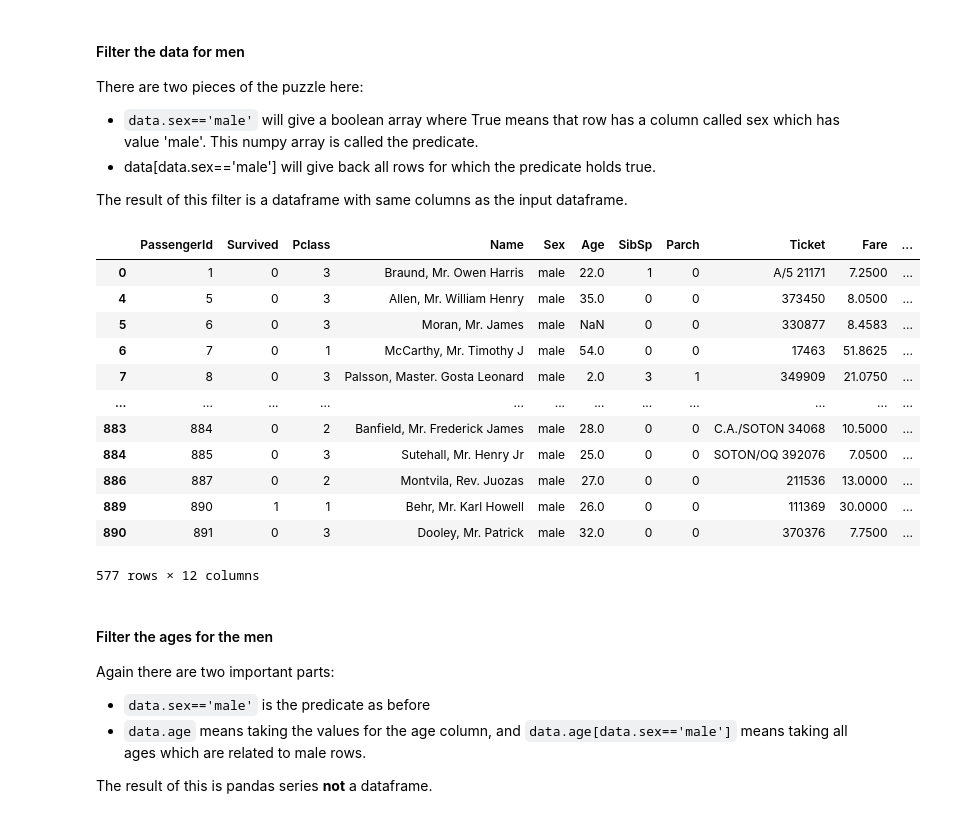
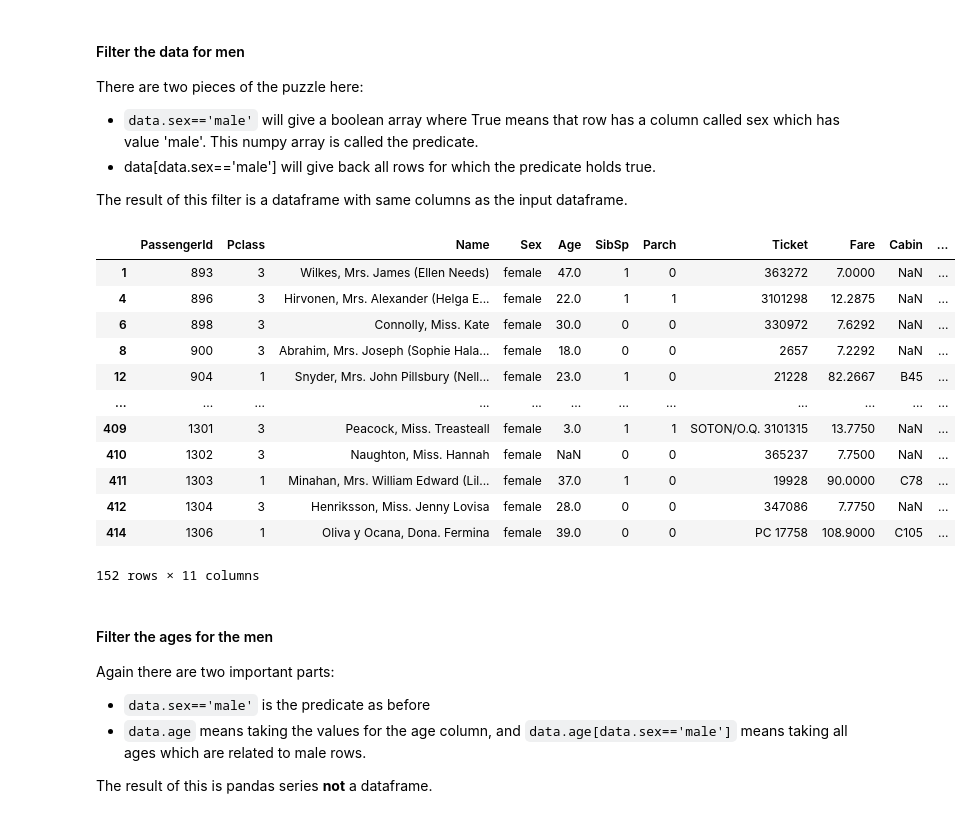
Before and after one commit to daliaMarzouk90/motoon_2022, a Jupyter notebook: session_2/Pandas_Tutorial.ipynb, the cells around one changed output. Cells and saved outputs as stored; diff of their text form; code cells hidden in the pictures.

```diff
--- a/session_2/Pandas_Tutorial.ipynb
+++ b/session_2/Pandas_Tutorial.ipynb
@@ -250,7 +263,7 @@ If you get an error, it likely means that the connection timed out. Try connecti
 
 A list of datasets is found in SQL LAB in Strata Scratch.
 # %%
-dataPath = "./data/train.csv"
+dataPath = "./data/test.csv"
 #load data
 data = pd.read_csv(dataPath)
 # %% [markdown]
@@ -335,6 +355,3 @@ Data columns (total 12 columns):
  11  Embarked     889 non-null    object
 dtypes: float64(2), int64(5), object(5)
 memory usage: 83.7+ KB
-# %%
-data.dropna(how='all', inplace=True)#how may be "any" or "all"
-data.info()
@@ -388,21 +385,21 @@ There are two pieces of the puzzle here:
 The result of this filter is a dataframe with same columns as the input dataframe.
 # %%
 #data.Sex=='male'
-data[data.Sex=='male']
+data[data.Sex=='female']
 # %% [output]
-|  | PassengerId | Survived | Pclass | Name | Sex | Age | SibSp | Parch | Ticket | Fare | ... |
-| 0 | 1 | 0 | 3 | Braund, Mr. Owen Harris | male | 22.0 | 1 | 0 | A/5 21171 | 7.2500 | ... |
-| 4 | 5 | 0 | 3 | Allen, Mr. William Henry | male | 35.0 | 0 | 0 | 373450 | 8.0500 | ... |
-| 5 | 6 | 0 | 3 | Moran, Mr. James | male | NaN | 0 | 0 | 330877 | 8.4583 | ... |
-| 6 | 7 | 0 | 1 | McCarthy, Mr. Timothy J | male | 54.0 | 0 | 0 | 17463 | 51.8625 | ... |
-| 7 | 8 | 0 | 3 | Palsson, Master. Gosta Leonard | male | 2.0 | 3 | 1 | 349909 | 21.0750 | ... |
+|  | PassengerId | Pclass | Name | Sex | Age | SibSp | Parch | Ticket | Fare | Cabin | ... |
+| 1 | 893 | 3 | Wilkes, Mrs. James (Ellen Needs) | female | 47.0 | 1 | 0 | 363272 | 7.0000 | NaN | ... |
+| 4 | 896 | 3 | Hirvonen, Mrs. Alexander (Helga E... | female | 22.0 | 1 | 1 | 3101298 | 12.2875 | NaN | ... |
+| 6 | 898 | 3 | Connolly, Miss. Kate | female | 30.0 | 0 | 0 | 330972 | 7.6292 | NaN | ... |
+| 8 | 900 | 3 | Abrahim, Mrs. Joseph (Sophie Hala... | female | 18.0 | 0 | 0 | 2657 | 7.2292 | NaN | ... |
+| 12 | 904 | 1 | Snyder, Mrs. John Pillsbury (Nell... | female | 23.0 | 1 | 0 | 21228 | 82.2667 | B45 | ... |
 | ... | ... | ... | ... | ... | ... | ... | ... | ... | ... | ... | ... |
-| 883 | 884 | 0 | 2 | Banfield, Mr. Frederick James | male | 28.0 | 0 | 0 | C.A./SOTON 34068 | 10.5000 | ... |
-| 884 | 885 | 0 | 3 | Sutehall, Mr. Henry Jr | male | 25.0 | 0 | 0 | SOTON/OQ 392076 | 7.0500 | ... |
-| 886 | 887 | 0 | 2 | Montvila, Rev. Juozas | male | 27.0 | 0 | 0 | 211536 | 13.0000 | ... |
-| 889 | 890 | 1 | 1 | Behr, Mr. Karl Howell | male | 26.0 | 0 | 0 | 111369 | 30.0000 | ... |
-| 890 | 891 | 0 | 3 | Dooley, Mr. Patrick | male | 32.0 | 0 | 0 | 370376 | 7.7500 | ... |
+| 409 | 1301 | 3 | Peacock, Miss. Treasteall | female | 3.0 | 1 | 1 | SOTON/O.Q. 3101315 | 13.7750 | NaN | ... |
+| 410 | 1302 | 3 | Naughton, Miss. Hannah | female | NaN | 0 | 0 | 365237 | 7.7500 | NaN | ... |
+| 411 | 1303 | 1 | Minahan, Mrs. William Edward (Lil... | female | 37.0 | 1 | 0 | 19928 | 90.0000 | C78 | ... |
+| 412 | 1304 | 3 | Henriksson, Miss. Jenny Lovisa | female | 28.0 | 0 | 0 | 347086 | 7.7750 | NaN | ... |
+| 414 | 1306 | 1 | Oliva y Ocana, Dona. Fermina | female | 39.0 | 0 | 0 | PC 17758 | 108.9000 | C105 | ... |
-577 rows × 12 columns
+152 rows × 11 columns
 # %% [markdown]
 #### Filter the ages for the men
 
```
Also changed, not shown: parts of 13 cells of this notebook, 29 other files.
